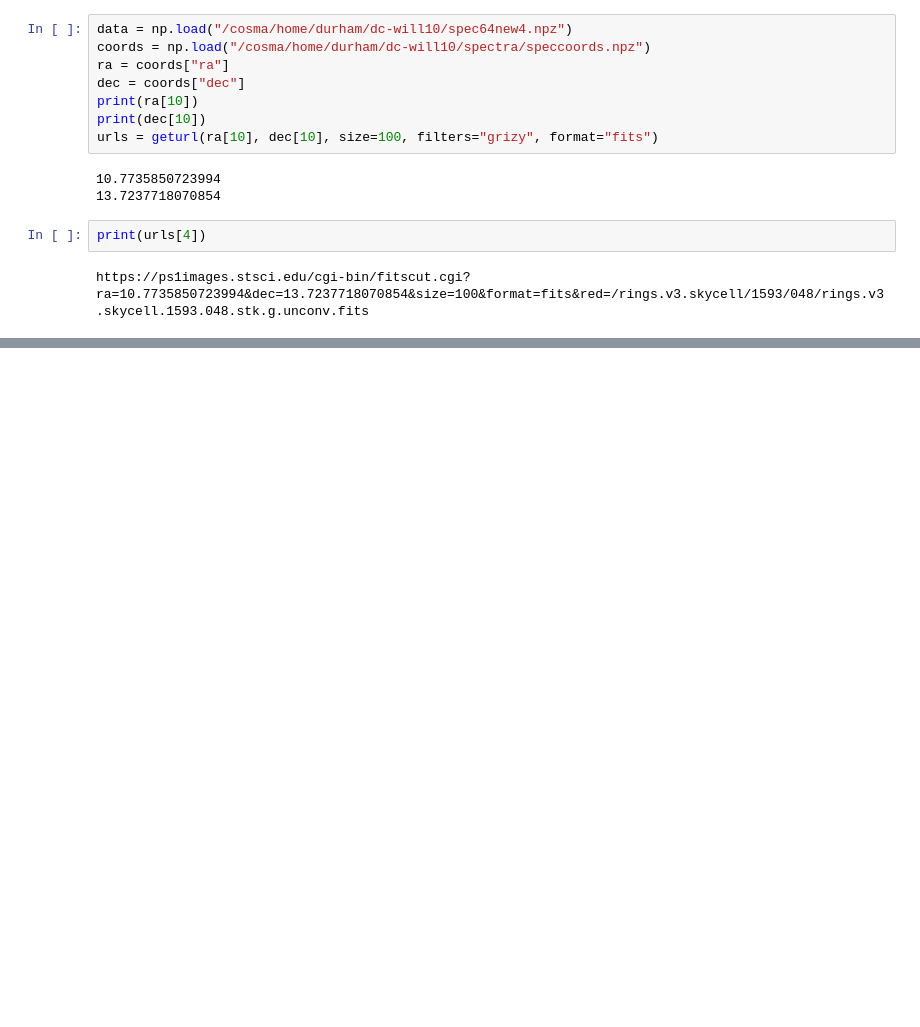
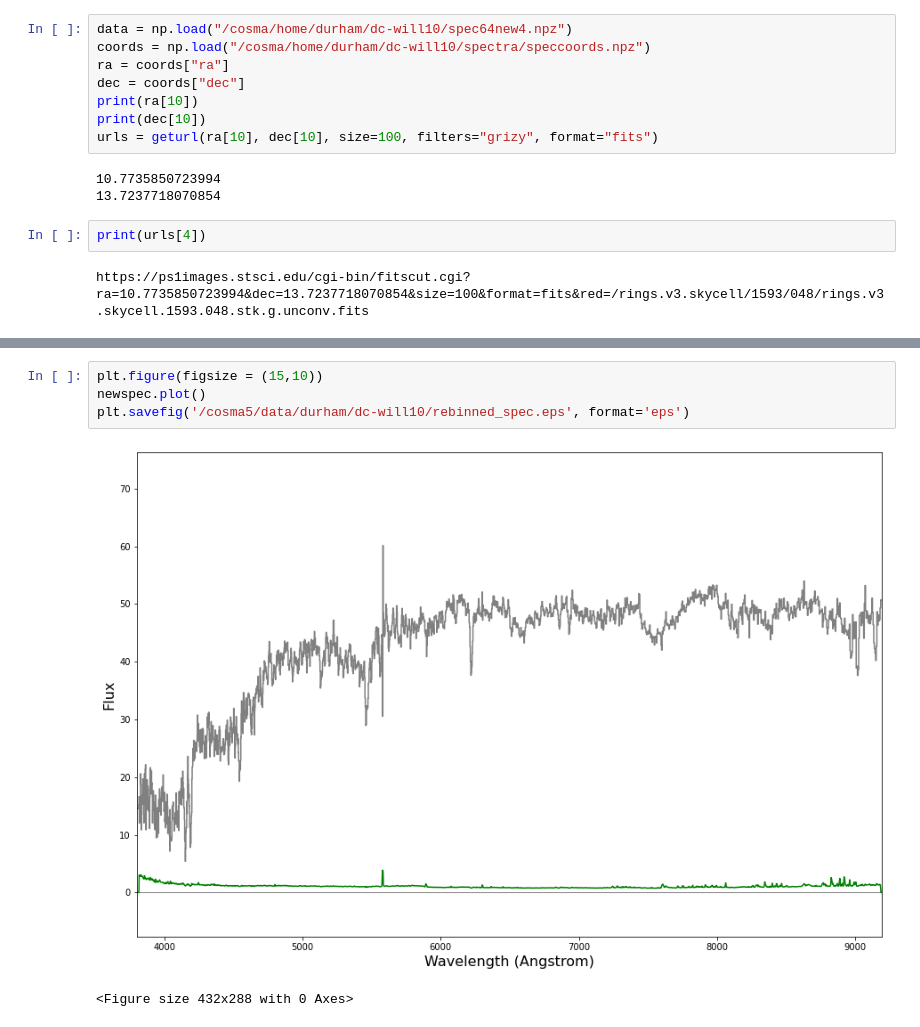
Before and after one commit to samw187/spectra, a Jupyter notebook: Untitled.ipynb, the cells around one changed output, grey strips where cells are left out. Drawn from its saved outputs; the diff is of its cells as text; blank space fills up the shorter version.

```diff
--- a/Untitled.ipynb
+++ b/Untitled.ipynb
@@ -91,0 +194,7 @@ https://ps1images.stsci.edu/cgi-bin/fitscut.cgi?ra=10.7735850723994&dec=13.72377
+# %%
+plt.figure(figsize = (15,10))
+newspec.plot()
+plt.savefig('/cosma5/data/durham/dc-will10/rebinned_spec.eps', format='eps')
+# %% [output]
+[figure, added]
+<Figure size 432x288 with 0 Axes>
```
Also changed, not shown: parts of 10 cells of this notebook, 9 other files.
